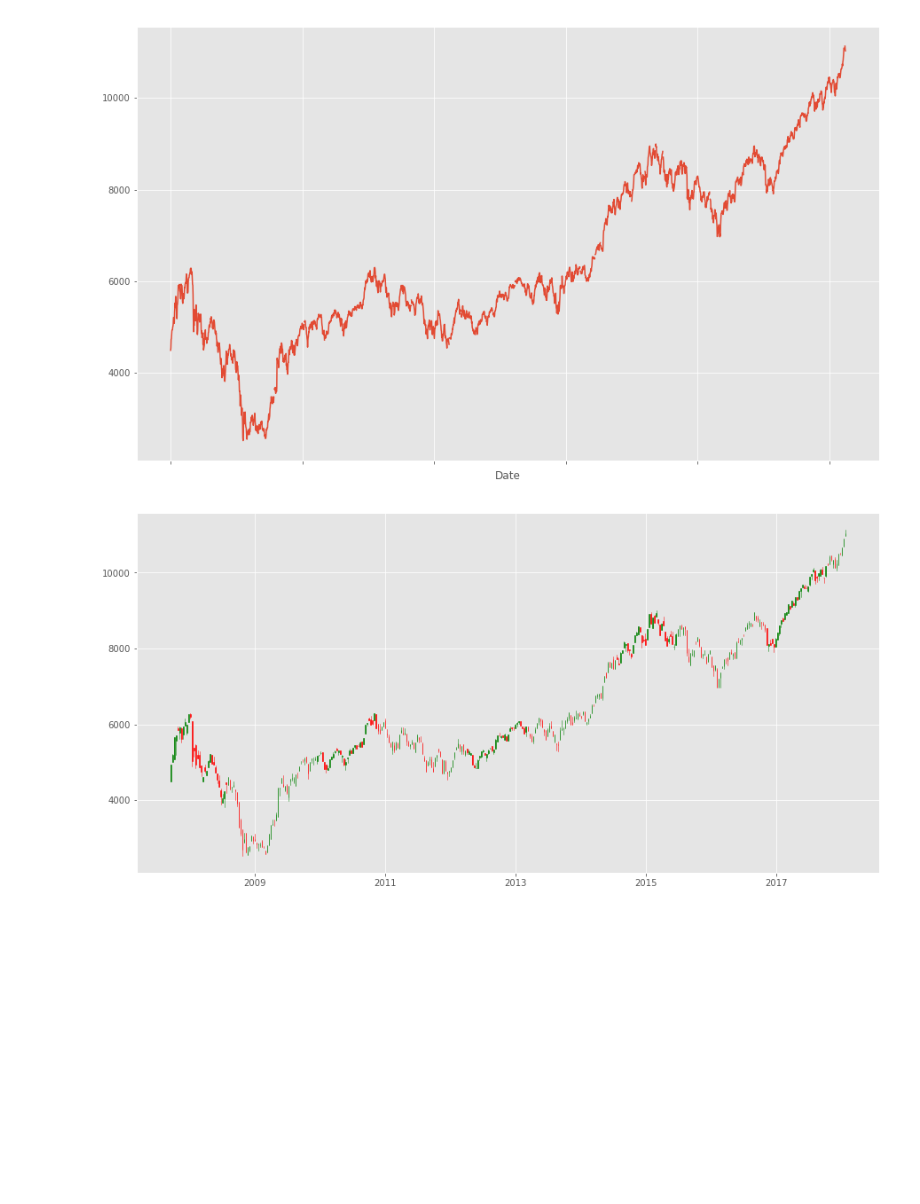
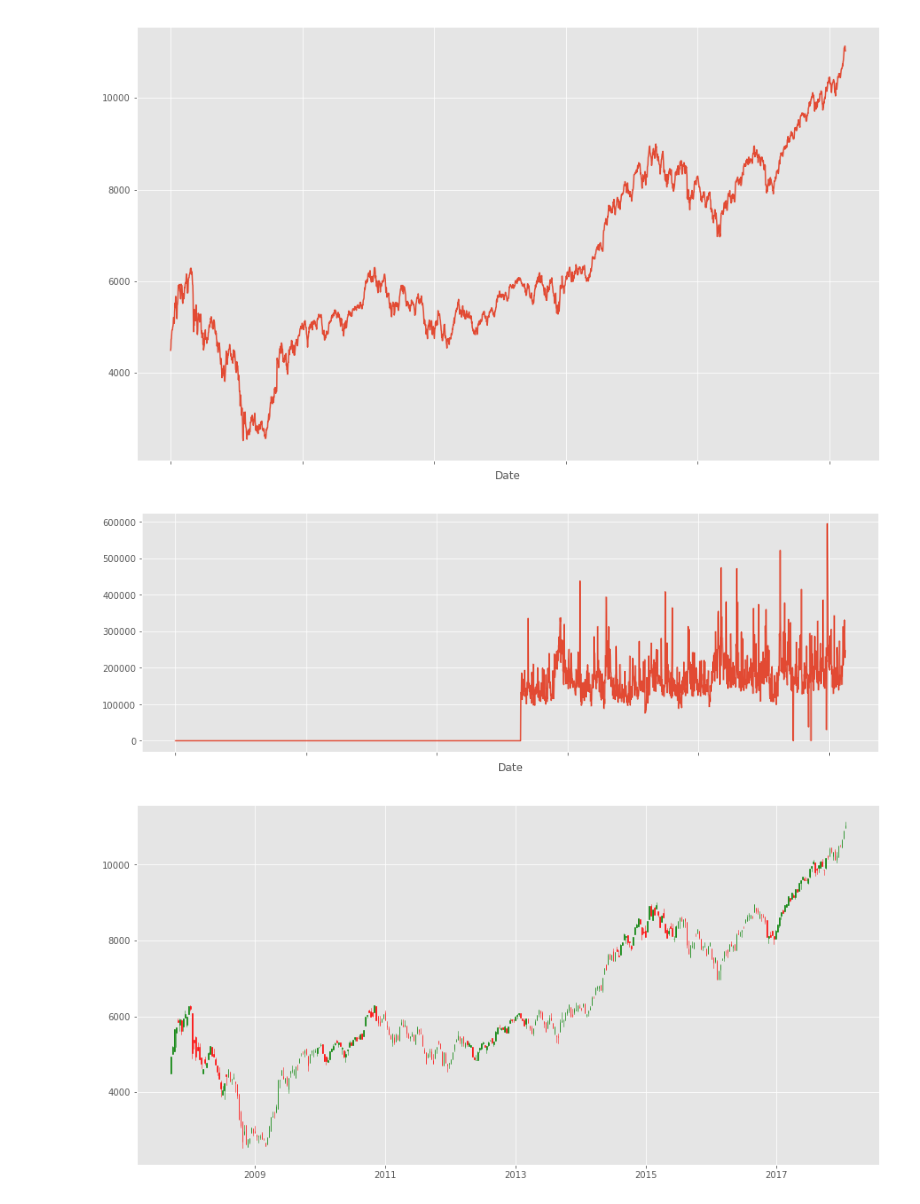
Before and after one commit to leomcp/Stock_Market_Prediction, a Jupyter notebook: Nifty50_analysis.ipynb, the cells around one changed output. Saved outputs shown, nothing was run; the diff lists cells and outputs as text; code cells hidden in the pictures; blank space fills up the shorter version.

```diff
--- a/Nifty50_analysis.ipynb
+++ b/Nifty50_analysis.ipynb
@@ -91,6 +137,14 @@ plt.show()
 #fig.savefig('Figures/Fig1_Nifty50_Adj_Close.png')
 # %% [output]
 [figure]
+# %%
+# Plotting total volumes traded over time
+fig = plt.figure(figsize = (15, 5))
+stock_data['Volume'].plot()
+plt.show()
+fig.savefig('Figures/Fig1_Nifty50_Volume.png')
+# %% [output]
+[figure, added]
 # %%
 # Japenese Candlestick Plot ...
 
```
Also changed, not shown: parts of 21 cells of this notebook, 1 other file.
